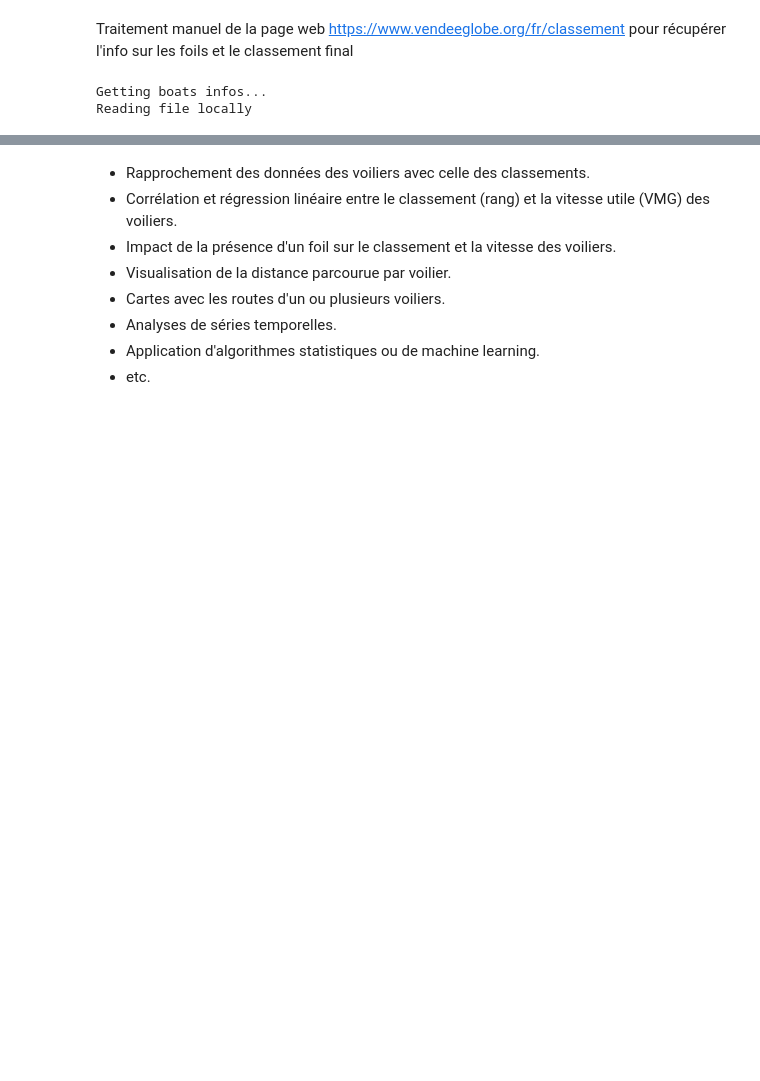
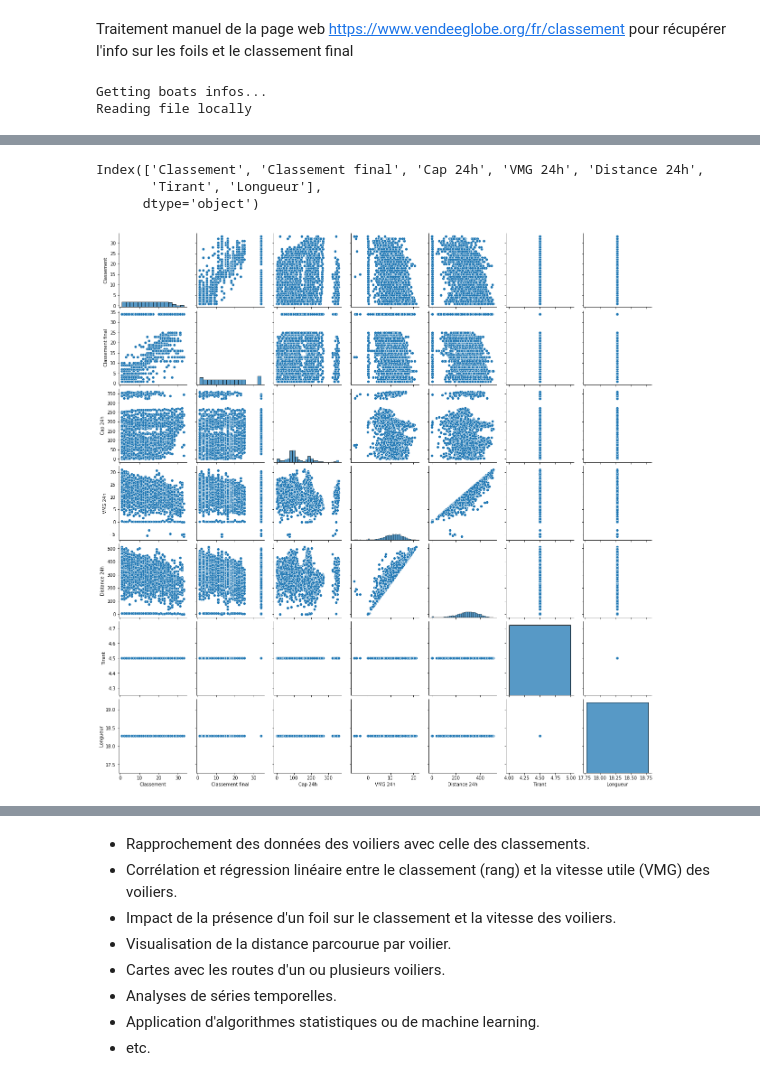
Before and after one commit to Kit-Data-Science-Telecom-2021-2022/lgp, a Jupyter notebook: Projet_final/projet-final-lgp.ipynb, the cells around one changed output, grey strips where cells are left out. Drawn from its saved outputs; the diff is of its cells as text; code cells hidden in the pictures; blank space fills up the shorter version.

```diff
--- a/Projet_final/projet-final-lgp.ipynb
+++ b/Projet_final/projet-final-lgp.ipynb
@@ -696,0 +706,8 @@ stamp
+# %%
+sns.pairplot(df1)
+df1.columns
+# %% [output]
+Index(['Classement', 'Classement final', 'Cap 24h', 'VMG 24h', 'Distance 24h',
+       'Tirant', 'Longueur'],
+      dtype='object')
+[figure, added]
```
Also changed, not shown: parts of 59 cells of this notebook.
